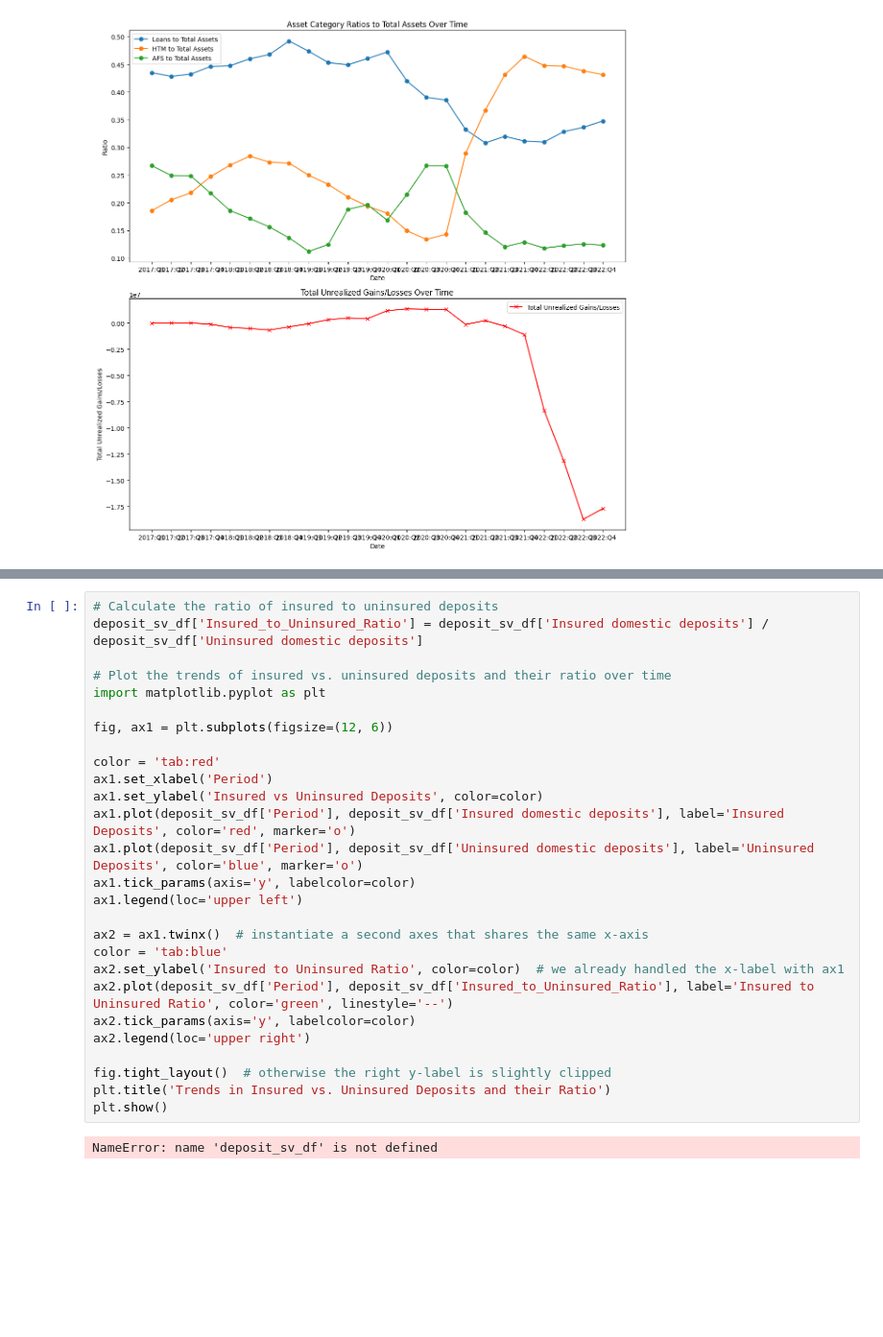
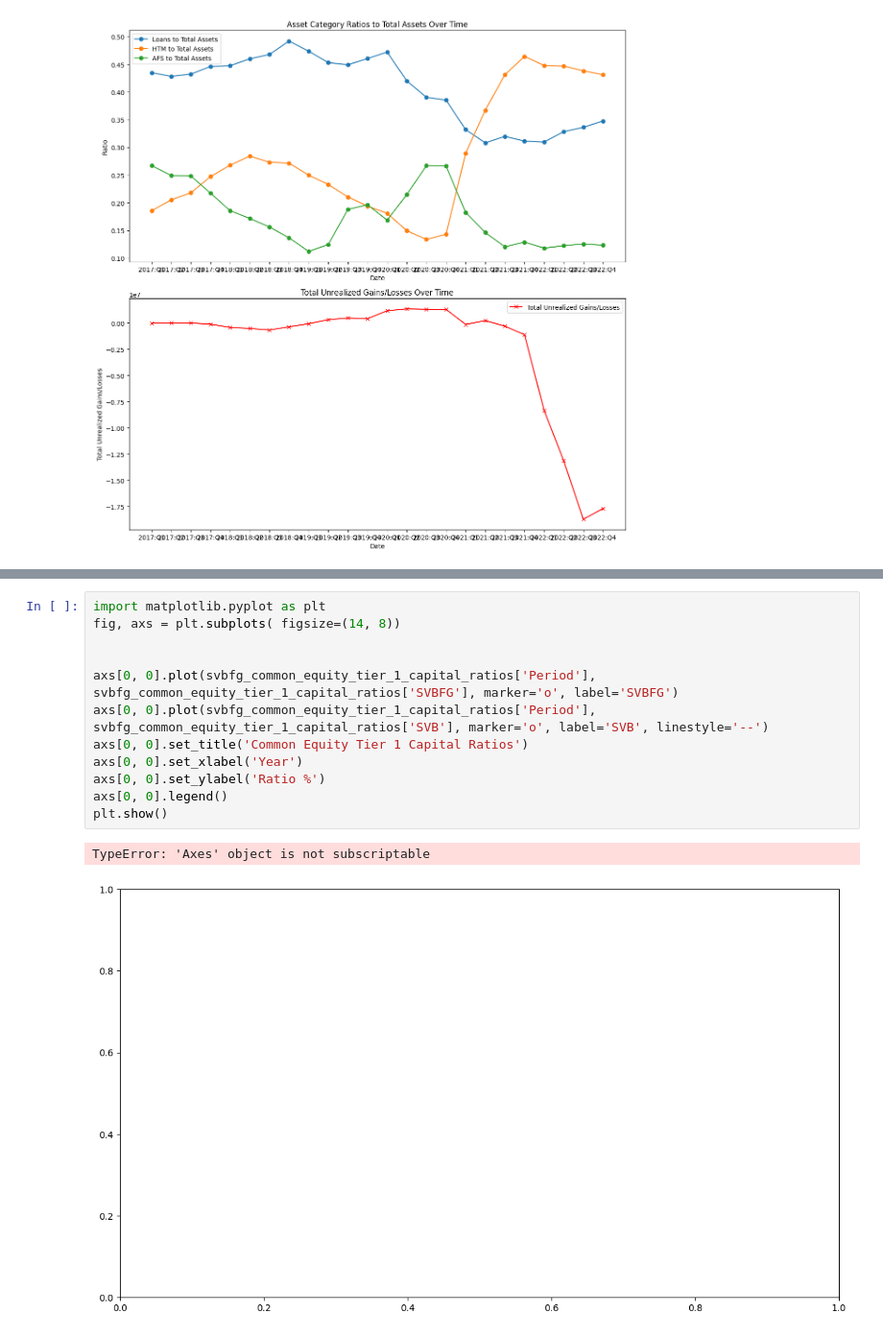
Before and after one commit to deagnani/Silicon-Valley-Failure, a Jupyter notebook: webscrappingprojekt1 (2).ipynb, the cells around one changed output, grey strips where cells are left out. Shown at 96% size. Drawn from its saved outputs; the diff is of its cells as text; blank space fills up the shorter version.

```diff
--- a/webscrappingprojekt1.ipynb
+++ b/webscrappingprojekt1 (2).ipynb
@@ -751,29 +774,15 @@ Risk Management: Developing robust risk management frameworks that adjust to ass
 # %%
-# Calculate the ratio of insured to uninsured deposits
-deposit_sv_df['Insured_to_Uninsured_Ratio'] = deposit_sv_df['Insured domestic deposits'] / deposit_sv_df['Uninsured domestic deposits']
+import matplotlib.pyplot as plt
+fig, axs = plt.subplots( figsize=(14, 8))
 
-# Plot the trends of insured vs. uninsured deposits and their ratio over time
-import matplotlib.pyplot as plt
 
-fig, ax1 = plt.subplots(figsize=(12, 6))
-
-color = 'tab:red'
-ax1.set_xlabel('Period')
-ax1.set_ylabel('Insured vs Uninsured Deposits', color=color)
-ax1.plot(deposit_sv_df['Period'], deposit_sv_df['Insured domestic deposits'], label='Insured Deposits', color='red', marker='o')
-ax1.plot(deposit_sv_df['Period'], deposit_sv_df['Uninsured domestic deposits'], label='Uninsured Deposits', color='blue', marker='o')
-ax1.tick_params(axis='y', labelcolor=color)
-ax1.legend(loc='upper left')
-
-ax2 = ax1.twinx()  # instantiate a second axes that shares the same x-axis
-color = 'tab:blue'
-ax2.set_ylabel('Insured to Uninsured Ratio', color=color)  # we already handled the x-label with ax1
-ax2.plot(deposit_sv_df['Period'], deposit_sv_df['Insured_to_Uninsured_Ratio'], label='Insured to Uninsured Ratio', color='green', linestyle='--')
-ax2.tick_params(axis='y', labelcolor=color)
-ax2.legend(loc='upper right')
-
-fig.tight_layout()  # otherwise the right y-label is slightly clipped
-plt.title('Trends in Insured vs. Uninsured Deposits and their Ratio')
+axs[0, 0].plot(svbfg_common_equity_tier_1_capital_ratios['Period'], svbfg_common_equity_tier_1_capital_ratios['SVBFG'], marker='o', label='SVBFG')
+axs[0, 0].plot(svbfg_common_equity_tier_1_capital_ratios['Period'], svbfg_common_equity_tier_1_capital_ratios['SVB'], marker='o', label='SVB', linestyle='--')
+axs[0, 0].set_title('Common Equity Tier 1 Capital Ratios')
+axs[0, 0].set_xlabel('Year')
+axs[0, 0].set_ylabel('Ratio %')
+axs[0, 0].legend()
 plt.show()
 # %% [output]
-NameError: name 'deposit_sv_df' is not defined
+TypeError: 'Axes' object is not subscriptable
+[figure, added]
```
Also changed, not shown: parts of 17 cells of this notebook, 2 other files.
